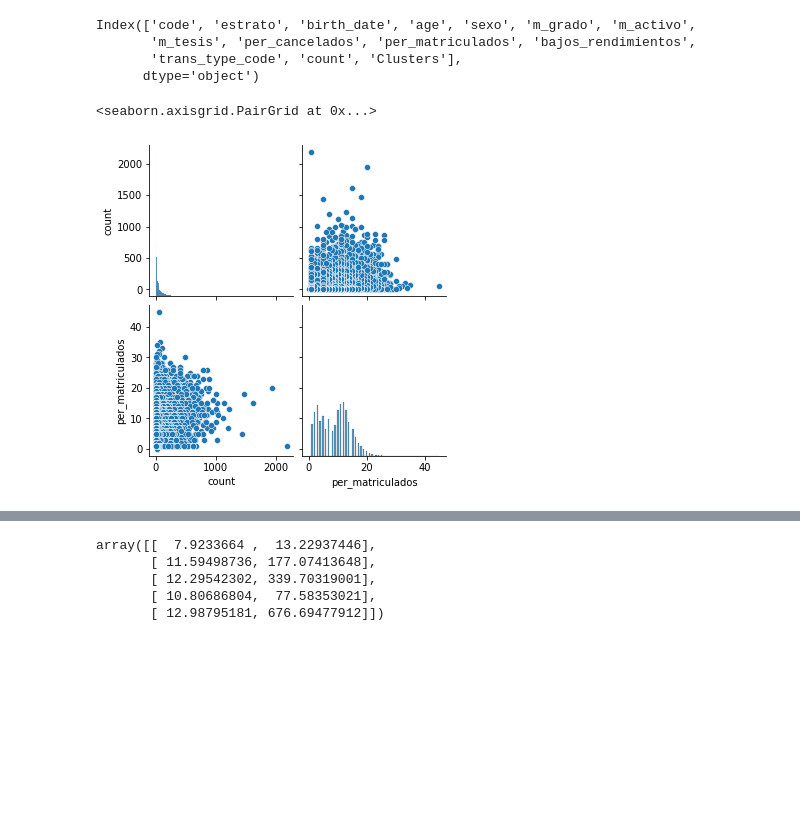
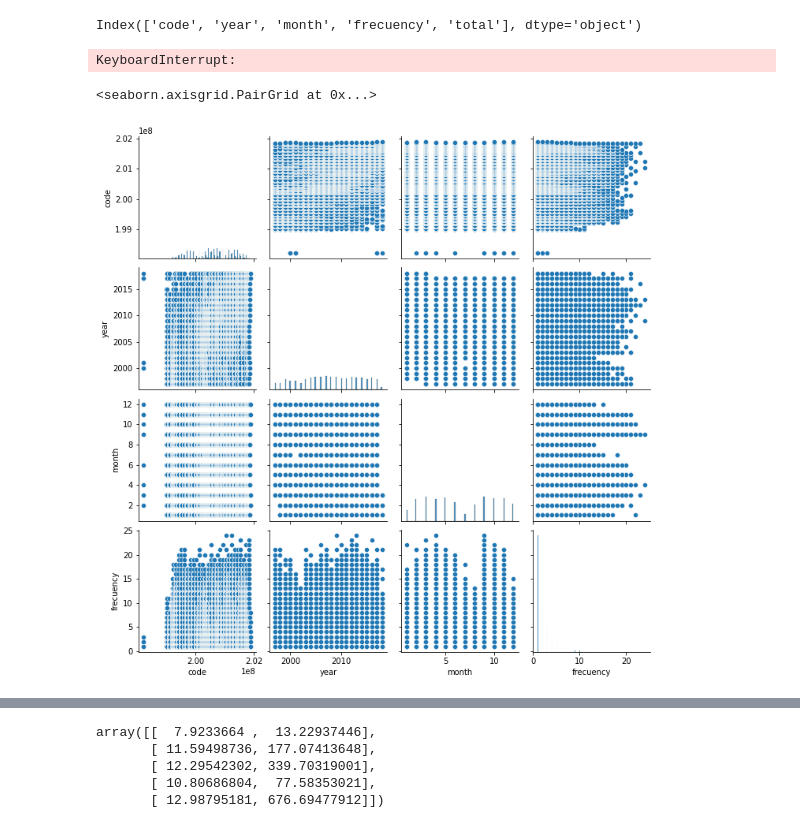
Before and after one commit to jhonsfran1165/recommender-system, a Jupyter notebook: etl/K-mean example.ipynb, the cells around one changed output, grey strips where cells are left out. Drawn from its saved outputs; the diff is of its cells as text; code cells hidden in the pictures; blank space fills up the shorter version.

Commit message:
chore: clustering featuring

```diff
--- a/etl/K-mean example.ipynb
+++ b/etl/K-mean example.ipynb
@@ -57 +50,24 @@ df
+# %%
+df = pd.read_sql("""
+WITH tmp_data AS (SELECT
+		code, year, month, day_month, count(trans_copy_code_id) as books
+	FROM
+		public.copytransaction, public.transactiontype, public.copy, public.student, public.date
+	WHERE
+	trans_location_code_id = 5 AND
+	trans_type_code = 'ISS' AND
+	--code = 199713183 AND
+	trans_date_id = date.id AND
+	trans_copy_code_id = copy.id AND
+	trans_borrower_code = student.id AND
+	trans_type_id = transactiontype.id
+
+	GROUP BY code, year, month, day_month)
+
+SELECT
+code, year, month, count(day_month) as frecuency, sum(books) as total
+FROM tmp_data
+GROUP BY code, year, month
+
+""", con=conn)
 # %%
@@ -80,8 +89,7 @@ memory usage: 4.1+ MB
 # %%
-df["bajos_rendimientos"] = df["bajos_rendimientos"].astype(int)
-df["m_grado"] = df["m_grado"].astype(int)
-df["m_activo"] = df["m_activo"].astype(int)
-df["m_tesis"] = df["m_tesis"].astype(int)
-df["age"] = df["age"].astype(int)
+# df["bajos_rendimientos"] = df["bajos_rendimientos"].astype(int)
+
+df = df.astype({col: 'int32' for col in df.select_dtypes('int64').columns})
+df.info()
 
 # df = df.drop(columns=['trans_type_code'])
@@ -110,7 +123,4 @@ count                 0
 dtype: int64
-# %%
-df.drop(df[df['age'] < 14].index, inplace = True)
-df.drop(df[df['age'] > 80].index, inplace = True)
 # %%
 # investigate all the elements within each feature
 
@@ -155,7 +158,4 @@ df.describe()
 
 df.columns
 # %% [output]
-Index(['code', 'estrato', 'birth_date', 'age', 'sexo', 'm_grado', 'm_activo',
-       'm_tesis', 'per_cancelados', 'per_matriculados', 'bajos_rendimientos',
-       'trans_type_code', 'count', 'Clusters'],
-      dtype='object')
+Index(['code', 'year', 'month', 'frecuency', 'total'], dtype='object')
@@ -162,9 +169,9 @@ Index(['code', 'estrato', 'birth_date', 'age', 'sexo', 'm_grado', 'm_activo',
 # %%
-features = ['code', 'estrato', 'birth_date', 'age', 'sexo', 'm_grado', 'm_activo',
-       'm_tesis', 'per_cancelados', 'per_matriculados', 'bajos_rendimientos',
-       'trans_type_code', 'count']
+features = ['code', 'year', 'month', 'frecuency', 'total']
 
 for f in features:
     sns.countplot(x = f, data = df, palette = 'Set3')# hue = 'Good Loan')
     plt.xticks(rotation=45)
     plt.show()
+# %% [output]
+KeyboardInterrupt:
@@ -175,6 +178,6 @@ import matplotlib.pyplot as plt
 # %%
 # Plot age, estrato, per_cancelados, per_matriculados
-sns.pairplot(df[['count', 'per_matriculados']])
+sns.pairplot(df[['code', 'year', 'month', 'frecuency']])
 # %% [output]
 <seaborn.axisgrid.PairGrid at 0x...>
-[figure, old version]
+[figure, new version]
```
Also changed, not shown: parts of 17 cells of this notebook, 6 other files.
